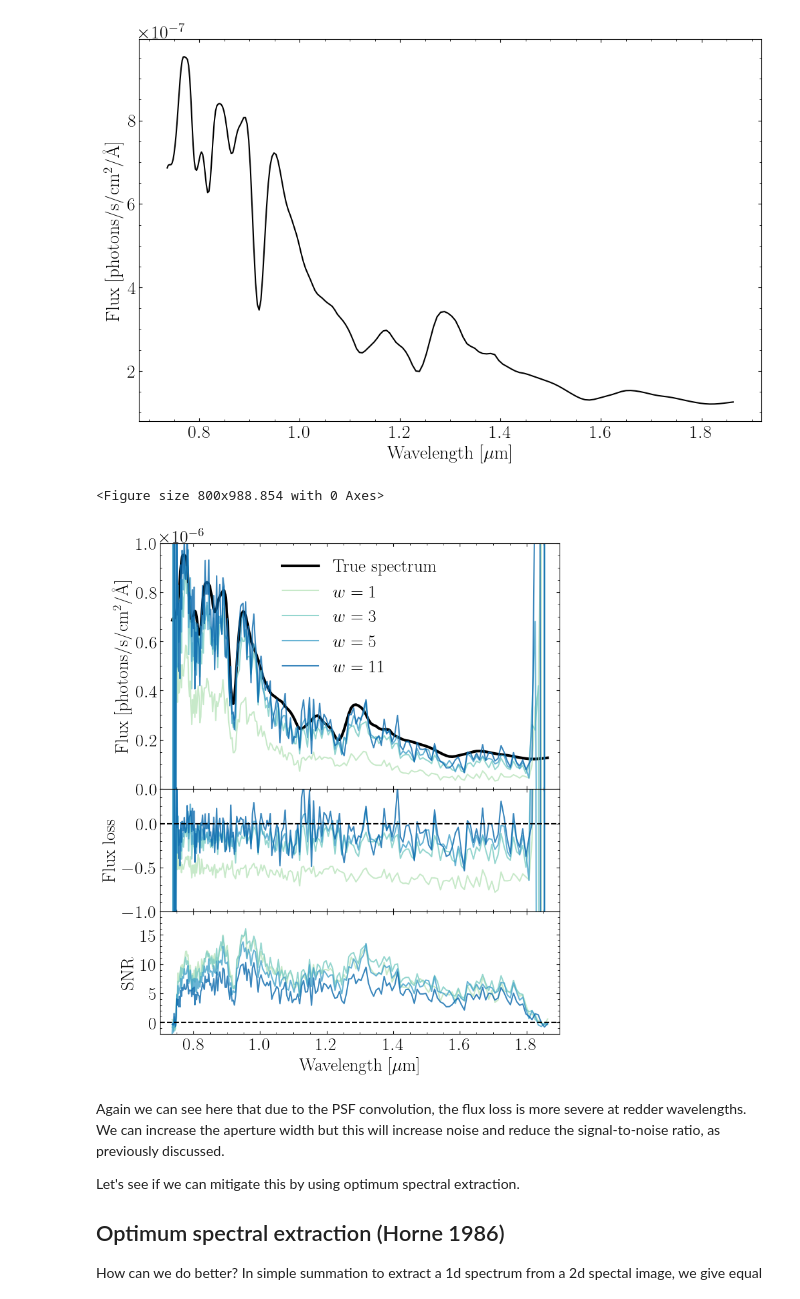
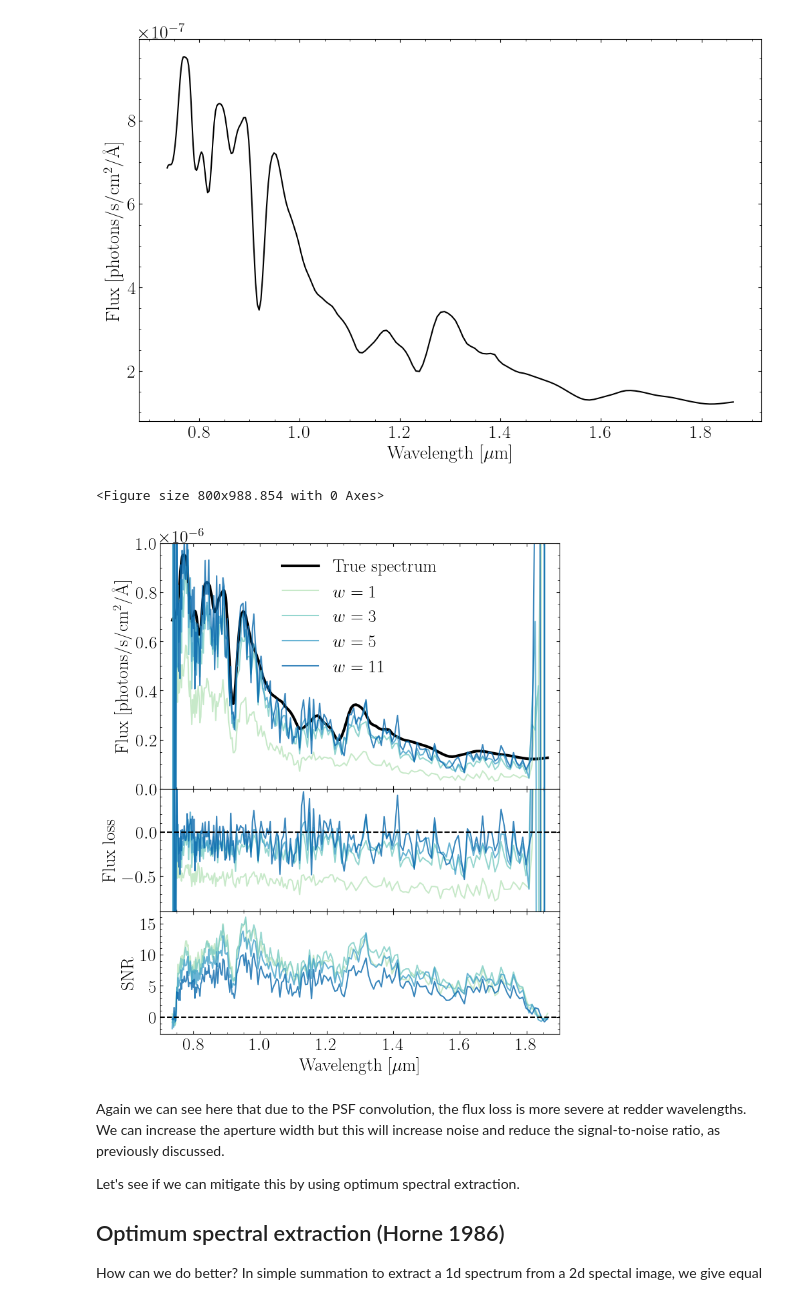
Before and after one commit to sangeetak20/RomanSpectraDataChallenge, a Jupyter notebook: DataChallenge2/prism_demo/prism_1d_spectral_extraction_using_simple_summation_and_optimum_spectral_extraction.ipynb, the cells around one changed output. Drawn from its saved outputs; the diff is of its cells as text; code cells hidden in the pictures.

```diff
--- a/DataChallenge2/prism_demo/prism_1d_spectral_extraction_using_simple_summation_and_optimum_spectral_extraction.ipynb
+++ b/DataChallenge2/prism_demo/prism_1d_spectral_extraction_using_simple_summation_and_optimum_spectral_extraction.ipynb
@@ -551,36 +551,35 @@ axes[0].yaxis.set_minor_locator(ticker.MultipleLocator(0.5e-7))
 
 axes[0].legend(frameon=False)
 
 axes[0].set_ylabel(r'Flux [photons/s/cm$^2$/\AA]')
 
 dY, dMY = 0.5, 0.1
 
 axes[1].axhline(linestyle='--', color='k')
 
 axes[1].yaxis.set_major_locator(ticker.MultipleLocator(dY))
 axes[1].yaxis.set_minor_locator(ticker.MultipleLocator(dMY))
 
-axes[1].set_ylim(-1.0, +0.4)
+axes[1].set_ylim(-0.9, +0.49)
 
 axes[1].set_ylabel(r'Flux loss');
 
 axes[2].axhline(linestyle='--', color='k')
 
 axes[2].set_xlabel(r'Wavelength [$\mu$m]')
 
 dY, dMY = 5, 1
 
-axes[2].set_ylim(-2.0, +19.0)
 axes[2].yaxis.set_major_locator(ticker.MultipleLocator(dY))
 axes[2].yaxis.set_minor_locator(ticker.MultipleLocator(dMY))
 
 axes[2].set_ylabel(r'SNR');
 
 ## outFilename = "{0:s}/plot_1dSpectralExtraction_simpleSummation_calibrated.pdf".format(OUTDIR)
 ## fig.savefig(outFilename, bbox_inches='tight')
 # %% [output]
 <Figure size 800x988.854 with 0 Axes>
-[figure, old version]
+[figure, new version]
 # %% [markdown]
 Again we can see here that due to the PSF convolution, the flux loss is more severe at redder wavelengths. We can increase the aperture width but this will increase noise and reduce the signal-to-noise ratio, as previously discussed.
 
```
Also changed, not shown: parts of 2 cells of this notebook.
